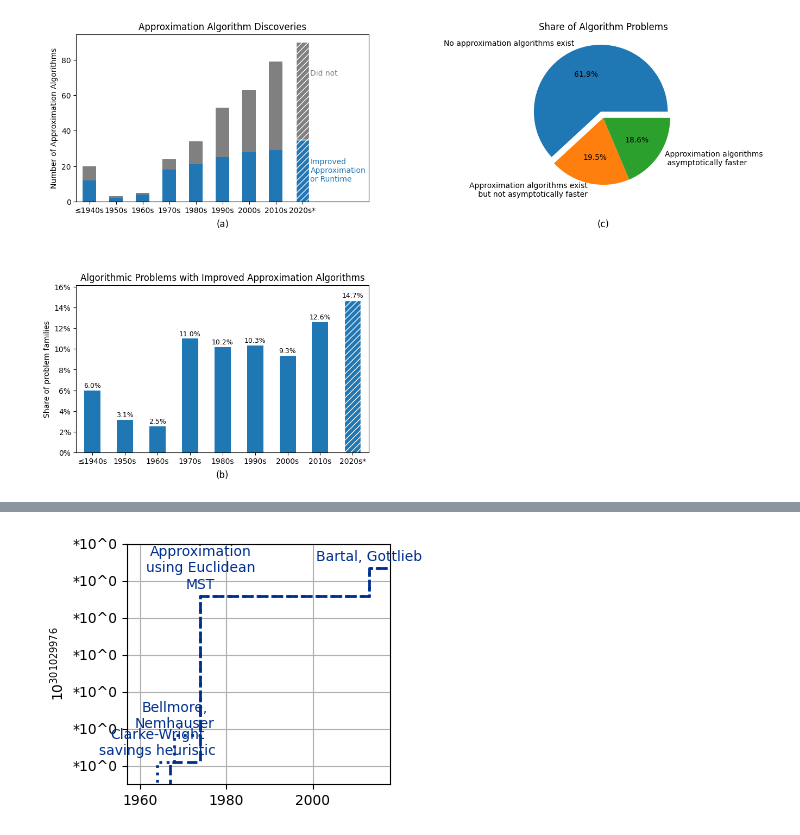
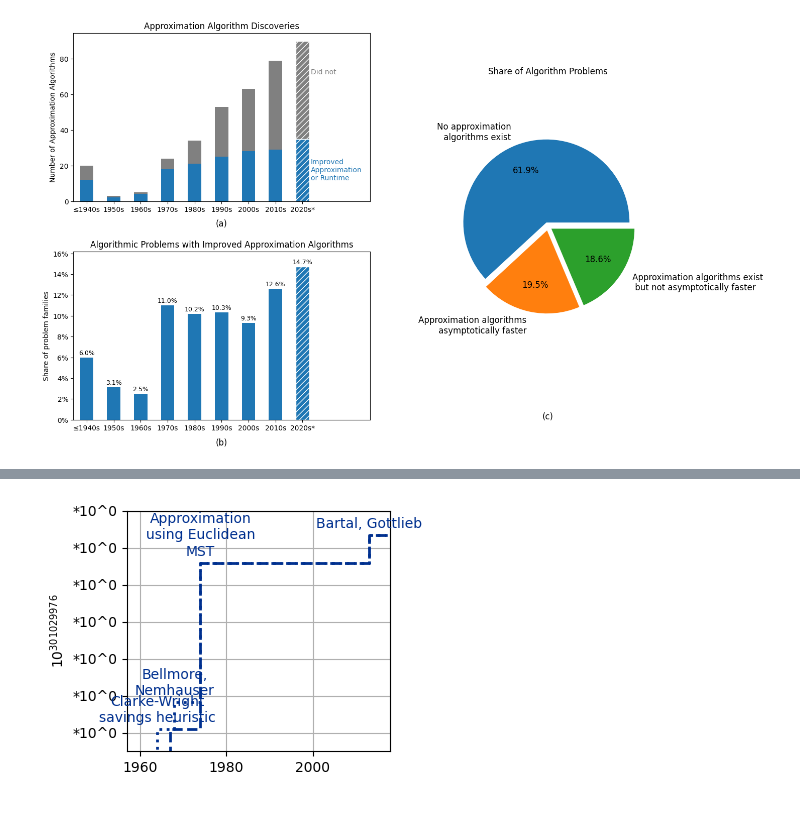
Before and after one commit to andrewlucasgs/approximation-algorithms, a Jupyter notebook: generate_figures.ipynb, the cells around one changed output, grey strips where cells are left out. Drawn from its saved outputs; the diff is of its cells as text; code cells hidden in the pictures.

Commit message:
Update figures

```diff
--- a/generate_figures.ipynb
+++ b/generate_figures.ipynb
@@ -25,73 +25,95 @@ data3 = pd.Series(list(data3['0']), index=['Approximation algorithms exist\n but
 data3 = data3.sort_values(ascending=False)
 
 # Create figure and subplots
-fig, axs = plt.subplots(2, 2, figsize=(16, 10))  # Change layout to 2x2 for the new arrangement
+fig = plt.figure(figsize=(16, 10))  # Change layout to 2x2 for the new arrangement
+gs = GridSpec(2, 2, figure=fig)  # Create the GridSpec layout
 
+ax1 = fig.add_subplot(gs[0, 0])  # This spans both columns
 # First subplot (Bar chart: Approximation Algorithm Discoveries)
-data1.plot(kind='bar', stacked=True, ax=axs[0, 0], color=['#2077B4', 'gray'])
-axs[0, 0].set_xticks(range(len(data1)))
-axs[0, 0].set_xticklabels(['≤1940s'] + ['2020s*' if year == 2020 else str(year) + 's' for year in data1.index[1:]], rotation=0)
-axs[0, 0].set_xlabel('')
-axs[0, 0].set_ylabel('Number of Approximation Algorithms')
-axs[0, 0].set_title('Approximation Algorithm Discoveries')
-axs[0, 0].margins(x=0.01)
-axs[0, 0].patches[-1].set_hatch('///')
-axs[0, 0].patches[8].set_hatch('///')
-axs[0, 0].patches[-1].set_edgecolor('white')
-axs[0, 0].patches[8].set_edgecolor('white')
+data1.plot(kind='bar', stacked=True, ax=ax1, color=['#2077B4', 'gray'])
+ax1.set_xticks(range(len(data1)))
+ax1.set_xticklabels(['≤1940s'] + ['2020s*' if year == 2020 else str(year) + 's' for year in data1.index[1:]], rotation=0)
+ax1.set_xlabel('')
+ax1.set_ylabel('Number of Approximation Algorithms')
+ax1.set_title('Approximation Algorithm Discoveries')
+ax1.margins(x=0.01)
+ax1.patches[-1].set_hatch('///')
+ax1.patches[8].set_hatch('///')
+ax1.patches[-1].set_edgecolor('white')
+ax1.patches[8].set_edgecolor('white')
 # Remove legend
-axs[0, 0].legend().remove()
+ax1.legend().remove()
 
 # Shrink the space between the bars
-axs[0, 0].bar_width = 0.7
+ax1.bar_width = 0.7
 
 # Add custom labels instead of a legend
-axs[0, 0].text(len(data1) - 0.7, data1.iloc[-1, 1] + data1.iloc[-1, 0] / 2, 'Did not', color='gray', ha='left', va='center')
-axs[0, 0].text(len(data1) - 0.7, data1.iloc[-1, 0] / 2, 'Improved\nApproximation\nor Runtime', color='#2077B4', ha='left', va='center')
+ax1.text(len(data1) - 0.7, data1.iloc[-1, 1] + data1.iloc[-1, 0] / 2, 'Did not', color='gray', ha='left', va='center')
+ax1.text(len(data1) - 0.7, data1.iloc[-1, 0] / 2, 'Improved\nApproximation\nor Runtime', color='#2077B4', ha='left', va='center')
 
 # Add label "(a)" below the first plot
-axs[0, 0].text(0.5, -0.15, "(a)", transform=axs[0, 0].transAxes, ha="center", fontsize=12)
+ax1.text(0.5, -0.15, "(a)", transform=ax1.transAxes, ha="center", fontsize=12)
 
 # Add padding after the last tick
-axs[0, 0].set_xlim([-0.5, len(data1) + 1.5])
+ax1.set_xlim([-0.5, len(data1) + 1.5])
 
+ax2 = fig.add_subplot(gs[1, 0])  # This spans both columns
 # Second subplot (Bar chart: Algorithmic Problems with Improved Approximation Algorithms)
-data2['Total Percentage'].plot(kind='bar', ax=axs[1, 0])
-axs[1, 0].set_xticks(range(len(data2)))
-axs[1, 0].set_xticklabels(['≤1940s'] + ['2020s*' if year == 2020 else f'{year:.0f}s' for year in data2.index[1:]], rotation=0)
-axs[1, 0].set_xlabel('')
-axs[1, 0].set_ylabel('Share of problem families')
-axs[1, 0].yaxis.set_major_formatter(plt.FuncFormatter(lambda x, _: f'{x:.0f}%'))
-axs[1, 0].set_title('Algorithmic Problems with Improved Approximation Algorithms')
-axs[1, 0].margins(x=0.01, y=0.1)
-axs[1, 0].patches[-1].set_hatch('///')
-axs[1, 0].patches[-1].set_edgecolor('white')
-for p in axs[1, 0].patches:
-    axs[1, 0].annotate(f'{p.get_height():.1f}%', (p.get_x() + p.get_width() / 2., p.get_height() + 0.1),
+data2['Total Percentage'].plot(kind='bar', ax=ax2)
+ax2.set_xticks(range(len(data2)))
+ax2.set_xticklabels(['≤1940s'] + ['2020s*' if year == 2020 else f'{year:.0f}s' for year in data2.index[1:]], rotation=0)
+ax2.set_xlabel('')
+ax2.set_ylabel('Share of problem families')
+ax2.yaxis.set_major_formatter(plt.FuncFormatter(lambda x, _: f'{x:.0f}%'))
+ax2.set_title('Algorithmic Problems with Improved Approximation Algorithms')
+ax2.margins(x=0.01, y=0.1)
+ax2.patches[-1].set_hatch('///')
+ax2.patches[-1].set_edgecolor('white')
+for p in ax2.patches:
+    ax2.annotate(f'{p.get_height():.1f}%', (p.get_x() + p.get_width() / 2., p.get_height() + 0.1),
                        ha='center', va='center', fontsize=9, color='black', xytext=(0, 5),
                        textcoords='offset points')
 
 # Add label "(b)" below the second plot
-axs[1, 0].text(0.5, -0.15, "(b)", transform=axs[1, 0].transAxes, ha="center", fontsize=12)
+ax2.text(0.5, -0.15, "(b)", transform=ax2.transAxes, ha="center", fontsize=12)
+ax2.set_xlim([-0.5, len(data1) + 1.5])
 
+ax3 = fig.add_subplot(gs[:, 1])  # This spans both rows
 # Third subplot (Pie chart: Share of Algorithm Problems)
-explode = (0.1, 0, 0)
-wedges, texts, percs = axs[0, 1].pie(data3, autopct='%1.1f%%', labels=[l for l in data3.index], startangle=0, explode=explode)
-axs[0, 1].set_title('Share of Algorithm Problems')
+explode = (0.05, 0.05, 0.05)
 
+# rename index
+data3.index = ['No approximation\n algorithms exist', 'Approximation algorithms\n asymptotically faster', 'Approximation algorithms exist\n but not asymptotically faster']
+
+wedges, texts, percs = ax3.pie(data3, autopct='%1.1f%%', labels=[l for l in data3.index], startangle=0, explode=explode, radius=0.7,  textprops={'fontsize': 12}  )
+
+ax3.set_title('Share of Algorithm Problems')
 # Add label "(c)" below the third plot
-axs[0, 1].text(0.5, -0.15, "(c)", transform=axs[0, 1].transAxes, ha="center", fontsize=12)
+ax3.text(0.5, -0.15, "(c)", transform=ax3.transAxes, ha="center", fontsize=12)
+for i, perc in enumerate(percs):
+    # if colors[i] in ['#d70040', '#0058DC']:  # For red and blue, use white text
+    # perc.set_color('white')
+    perc.set_fontsize(12)
 
-# Hide the fourth subplot (axs[1, 1])
-axs[1, 1].axis('off')
+groups = [[0], [1], [2]]
+radfraction = 0.05
+for group in groups:
+    ang = np.deg2rad((wedges[group[-1]].theta2 + wedges[group[0]].theta1) / 2)
+    for j in group:
+        center = radfraction * wedges[j].r * np.array([np.cos(ang), np.sin(ang)])
+        wedges[j].set_center(center)
+        texts[j].set_position(np.array(texts[j].get_position()) + center)
+        percs[j].set_position(np.array(percs[j].get_position()) + center)
+
+
 
 # Adjust the layout and save the figure
-plt.subplots_adjust(hspace=0.5, wspace=0.3)  # Adjust spacing between plots
+plt.subplots_adjust(hspace=0.3, wspace=0.1)  # Adjust spacing between plots
 
 plt.savefig('figures/figure 1.png', bbox_inches='tight')
 plt.show()
 # %% [output]
-[figure, old version]
+[figure, new version]
 # %%
 import matplotlib.pyplot as plt
 import pandas as pd
```
Also changed, not shown: parts of 2 cells of this notebook, 3 other files.
